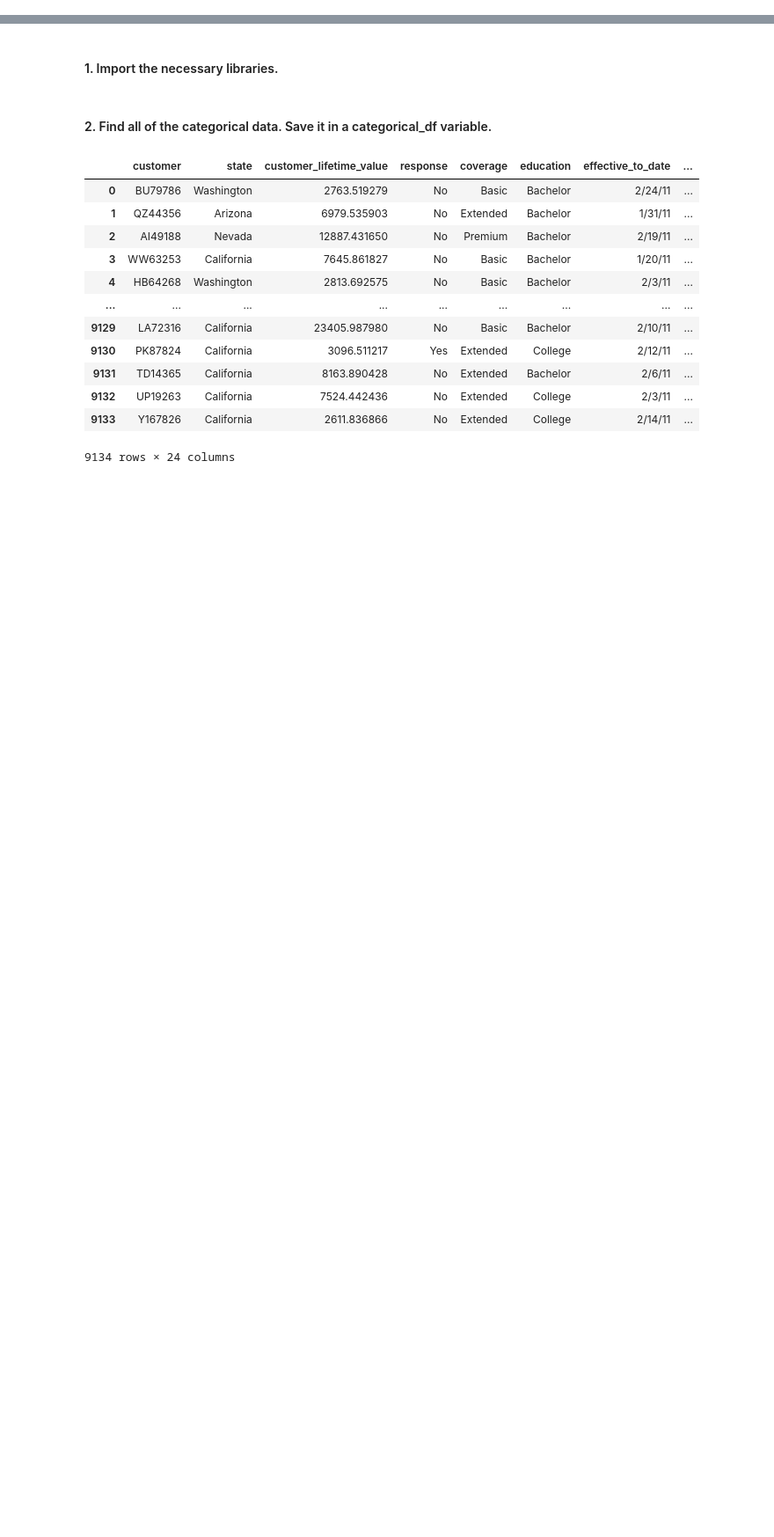
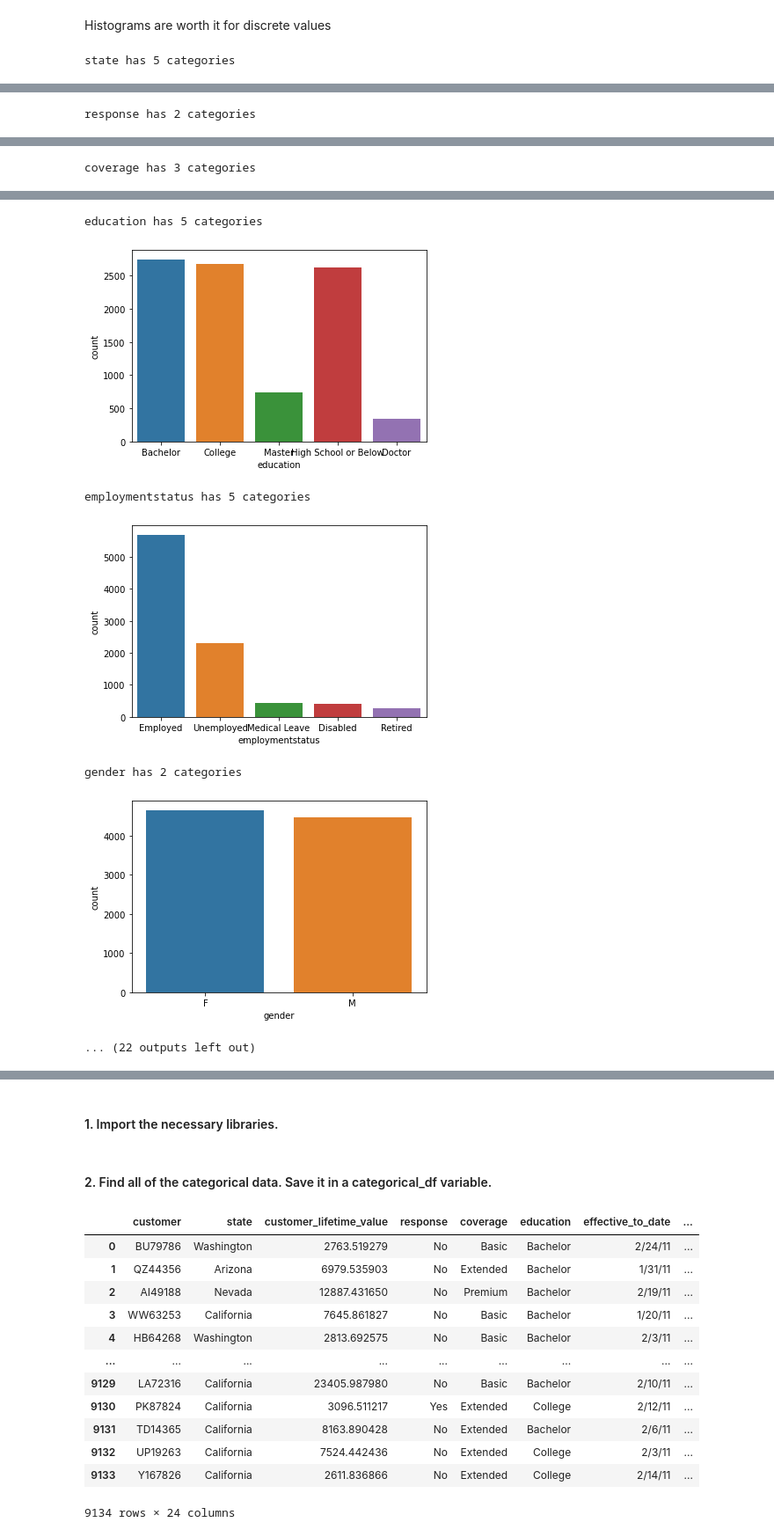
Before and after one commit to SangreNocturna/lab-comparing-regression-models, a Jupyter notebook: lab-comparing-regression-models-lab.ipynb, the cells around one changed output, grey strips where cells are left out. Shown at 88% size. Cells and saved outputs as stored; diff of their text form; code cells hidden in the pictures; blank space fills up the shorter version.

```diff
--- a/lab-comparing-regression-models-lab.ipynb
+++ b/lab-comparing-regression-models-lab.ipynb
@@ -2,0 +141,8 @@
+# %%
+for column in customer_df.columns:
+    print(column, len(customer_df[column].unique()))
+
+# The same operation, different function
+
+# for column in customer_df.columns:
+#     print(column, len(customer_df[column].value_counts()))
@@ -2,0 +202,14 @@
+# %%
+def pintar_histogramas(data):
+    data.drop(['effective_to_date'], axis=1, inplace=True)
+    for column in data.columns:
+        print(column,'has', len(data[column].unique()), 'categories')
+        sns.countplot(data[column])
+        plt.show()
+    return
+# %% [markdown]
+Histograms are worth it for discrete values
+# %%
+pintar_histogramas(discrete_df)
+# %% [output]
+state has 5 categories
@@ -2,0 +217 @@
+response has 2 categories
@@ -2,0 +219 @@
+coverage has 3 categories
@@ -2,0 +221,7 @@
+education has 5 categories
+[figure, added]
+employmentstatus has 5 categories
+[figure, added]
+gender has 2 categories
+[figure, added]
+... (22 outputs left out)
```
Also changed, not shown: parts of 50 cells of this notebook.
